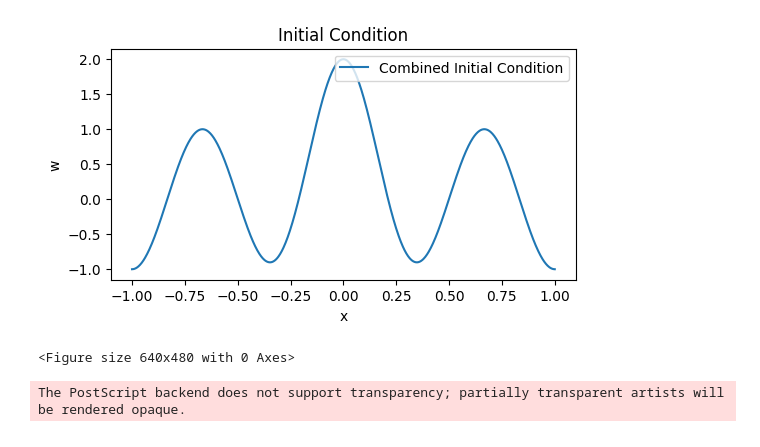
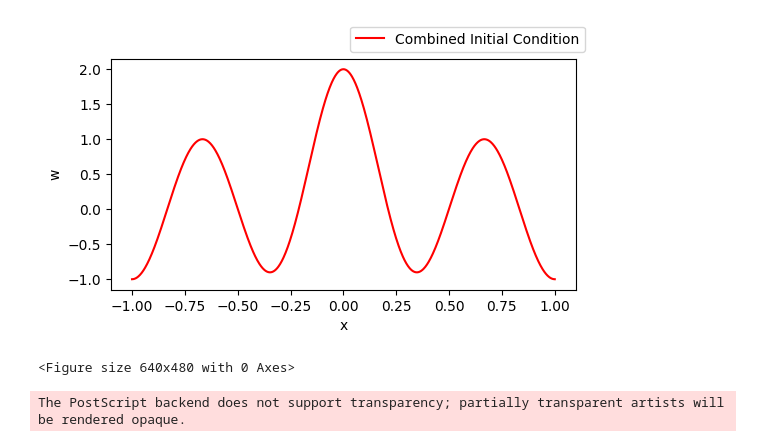
Before and after one commit to satyasaran/FifthOrderPDEPinnSymReg, a Jupyter notebook: Combined/nomagnetic_cos_exp_git.ipynb, the cells around one changed output. Saved outputs shown, nothing was run; the diff lists cells and outputs as text; code cells hidden in the pictures.

```diff
--- a/Combined/nomagnetic_cos_exp_git.ipynb
+++ b/Combined/nomagnetic_cos_exp_git.ipynb
@@ -1,31 +1,31 @@
 # %%
 import numpy as np
 import matplotlib.pyplot as plt
 
 # Define the initial condition function
 def initial_condition(x):
     return np.cos(3 * np.pi * x) + np.exp(-20 * x**2)
 
 # Generate x values from -1 to 1
 x = np.linspace(-1, 1, 1000)  # 1000 points for smooth curve
 
 # Evaluate the initial condition at each point in x
 y = initial_condition(x)
 
 # Plot the initial condition
 plt.figure(figsize=(6, 3))
-plt.plot(x, y, label="Combined Initial Condition")
-plt.title("Initial Condition")
+plt.plot(x, y, label="Combined Initial Condition",c='red')
+#plt.title("Initial Condition")
 plt.xlabel("x")
 plt.ylabel("w")
 #plt.axhline(0, color='black',linewidth=0.5, linestyle='--', alpha=0.7)
 #plt.axvline(0, color='black',linewidth=0.5, linestyle='--', alpha=0.7)
 plt.grid(False)
-plt.legend(loc='upper right')
+plt.legend(bbox_to_anchor=(0.5, 1))
 plt.show()
 plt.savefig('IC_comb.eps', dpi=300)
 # %% [output]
-[figure, old version]
+[figure, new version]
 <Figure size 640x480 with 0 Axes>
 # %%
 import matplotlib.pyplot as plt
```
Also changed, not shown: 4 other files.
